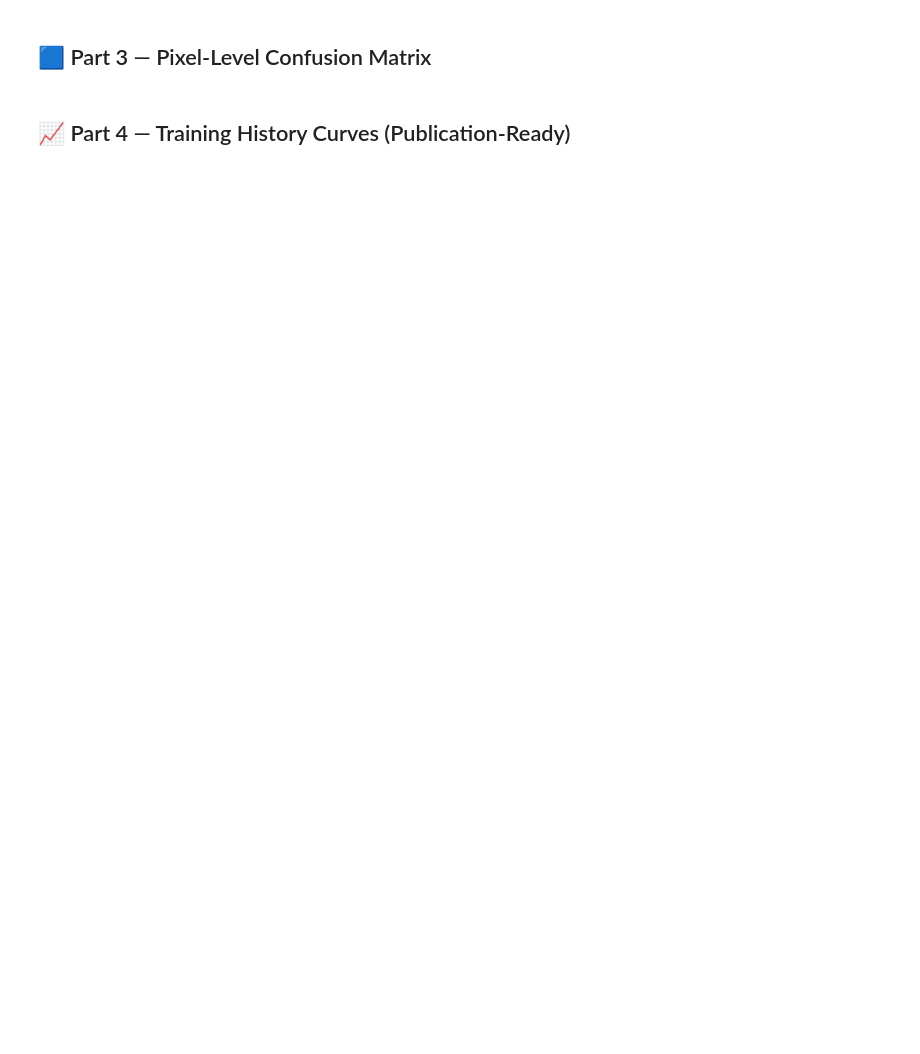
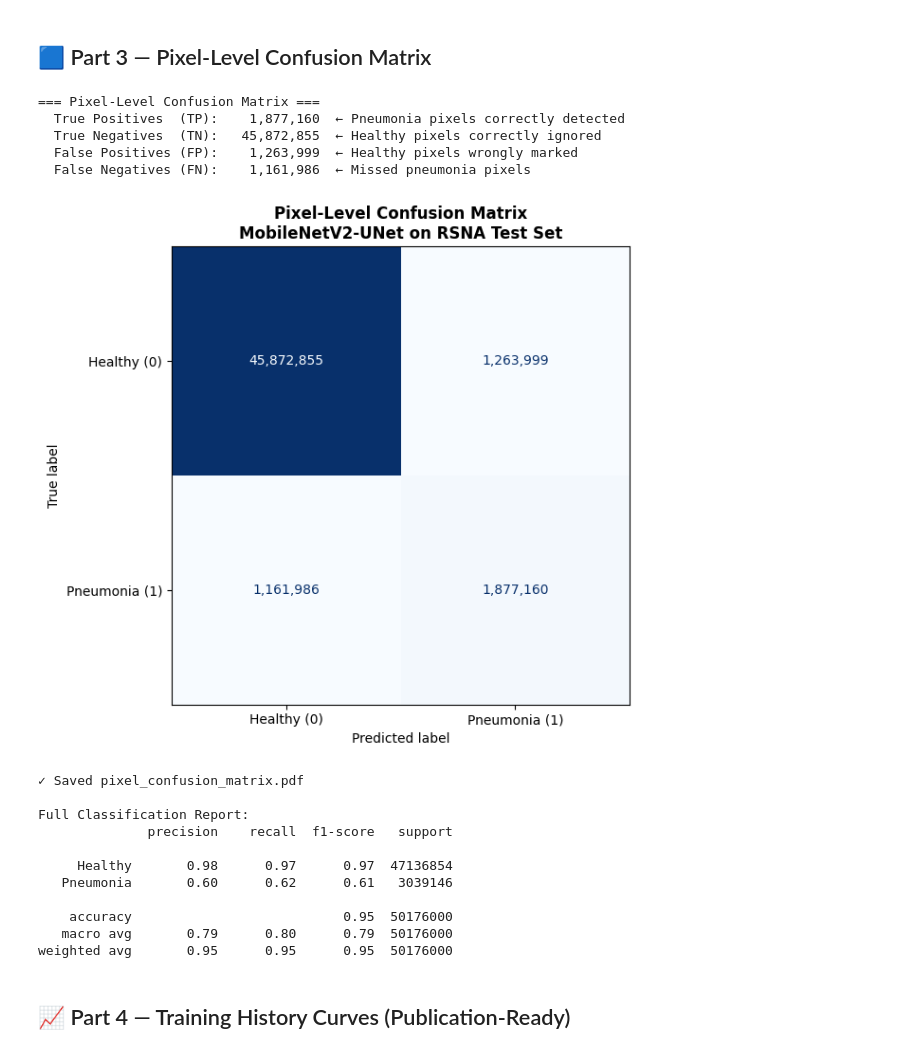
Before and after one commit to rajat2515/FedMedSeg, a Jupyter notebook: notebooks/09-Segmentation-Evaluation.ipynb, the cells around one changed output. Cells and saved outputs as stored; diff of their text form; code cells hidden in the pictures; blank space fills up the shorter version.

Commit message:
feat: add evaluation artifacts and update notebook paths for model3c_final

```diff
--- a/notebooks/09-Segmentation-Evaluation.ipynb
+++ b/notebooks/09-Segmentation-Evaluation.ipynb
@@ -40,8 +40,8 @@ from torch.utils.data import DataLoader
 
 DEVICE      = torch.device('cuda' if torch.cuda.is_available() else 'cpu')
 RSNA_DIR    = PROJECT_ROOT / 'data' / 'rsna_pneumonia'
-RESULTS_DIR = PROJECT_ROOT / 'results' / 'segmentation'
-WEIGHTS     = RESULTS_DIR / 'best_model_weights.pth'
+RESULTS_DIR = PROJECT_ROOT / 'results' / 'model3c_final'
+WEIGHTS     = RESULTS_DIR / 'model3c_best.pth'
 
 IMAGENET_MEAN = [0.485, 0.456, 0.406]
 IMAGENET_STD  = [0.229, 0.224, 0.225]
@@ -171,34 +196,52 @@ print(latex_table)
 # %%
 from sklearn.metrics import confusion_matrix, ConfusionMatrixDisplay, classification_report
 
 y_true = np.array(all_masks_flat).astype(int)
 y_pred = np.array(all_preds_flat).astype(int)
 
 cm = confusion_matrix(y_true, y_pred)
 tn, fp, fn, tp = cm.ravel()
 
 print('=== Pixel-Level Confusion Matrix ===')
 print(f'  True Positives  (TP): {tp:>12,}  ← Pneumonia pixels correctly detected')
 print(f'  True Negatives  (TN): {tn:>12,}  ← Healthy pixels correctly ignored')
 print(f'  False Positives (FP): {fp:>12,}  ← Healthy pixels wrongly marked')
 print(f'  False Negatives (FN): {fn:>12,}  ← Missed pneumonia pixels')
 
 fig, ax = plt.subplots(figsize=(7, 6))
 disp = ConfusionMatrixDisplay(
     confusion_matrix=cm,
     display_labels=['Healthy (0)', 'Pneumonia (1)']
 )
-disp.plot(ax=ax, cmap='Blues', colorbar=False)
+disp.plot(ax=ax, cmap='Blues', colorbar=False, values_format=',')
 ax.set_title('Pixel-Level Confusion Matrix\nMobileNetV2-UNet on RSNA Test Set',
              fontsize=12, fontweight='bold')
 plt.tight_layout()
 plt.savefig(RESULTS_DIR / 'pixel_confusion_matrix.pdf', format='pdf', bbox_inches='tight')
 plt.savefig(RESULTS_DIR / 'pixel_confusion_matrix.png', dpi=150, bbox_inches='tight')
 plt.show()
 print('✓ Saved pixel_confusion_matrix.pdf')
 
 print('\nFull Classification Report:')
 print(classification_report(y_true, y_pred, target_names=['Healthy', 'Pneumonia']))
+# %% [output]
+=== Pixel-Level Confusion Matrix ===
+  True Positives  (TP):    1,877,160  ← Pneumonia pixels correctly detected
+  True Negatives  (TN):   45,872,855  ← Healthy pixels correctly ignored
+  False Positives (FP):    1,263,999  ← Healthy pixels wrongly marked
+  False Negatives (FN):    1,161,986  ← Missed pneumonia pixels
+[figure, added]
+✓ Saved pixel_confusion_matrix.pdf
+
+Full Classification Report:
+              precision    recall  f1-score   support
+
+     Healthy       0.98      0.97      0.97  47136854
+   Pneumonia       0.60      0.62      0.61   3039146
+
+    accuracy                           0.95  50176000
+   macro avg       0.79      0.80      0.79  50176000
+weighted avg       0.95      0.95      0.95  50176000
 # %% [markdown]
 ## 📈 Part 4 — Training History Curves (Publication-Ready)
 # %%
```
Also changed, not shown: parts of 8 cells of this notebook, 9 other files.
